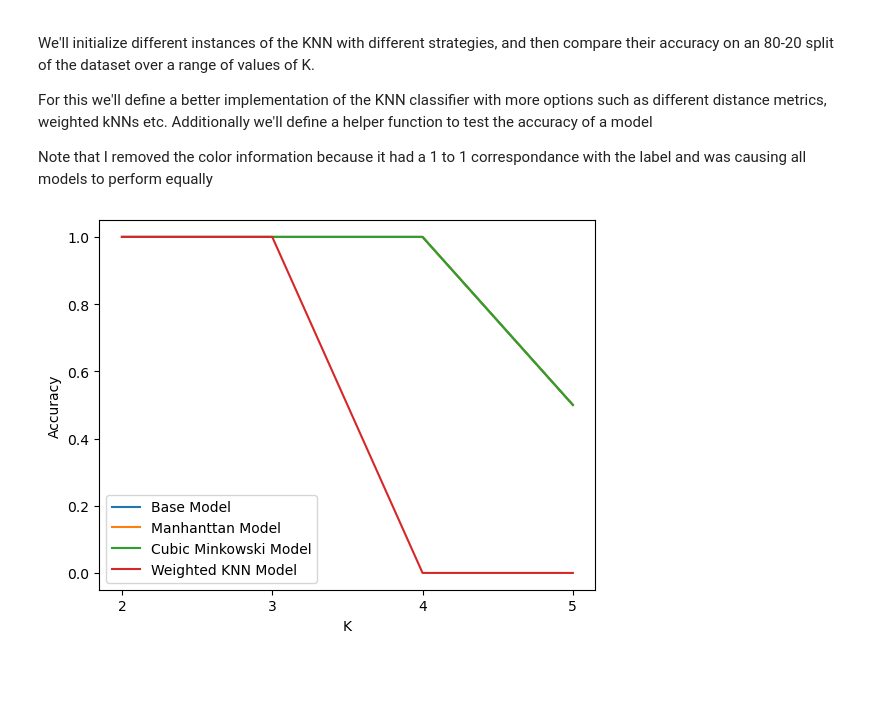
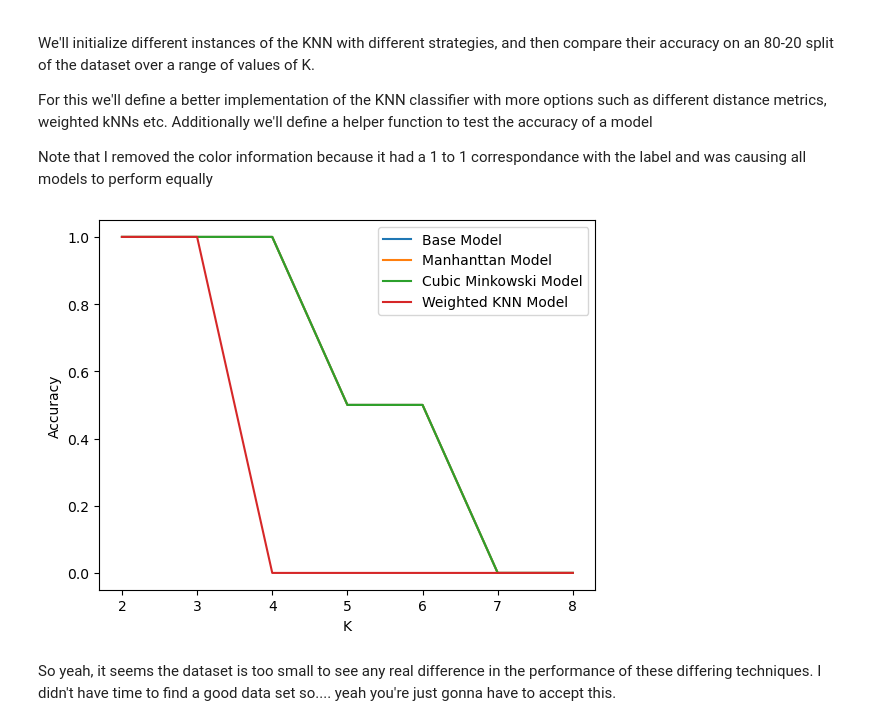
Before and after one commit to shivenBajpai/Epoch-Spring-Camp, a Jupyter notebook: Supervised Learning/Task 2.ipynb, the cells around one changed output. Cells and saved outputs as stored; diff of their text form; code cells hidden in the pictures; blank space fills up the shorter version.

```diff
--- a/Supervised Learning/Task 2.ipynb
+++ b/Supervised Learning/Task 2.ipynb
@@ -100,9 +118,9 @@ true_labels = np.array([
 
 model = KNN(k=3)
 model.fit(X,Y)
-predictions = model.predict(test_data)
-print(predictions)
-print("accuracy:", accuracy(predictions, labels=true_labels))
+predicted_label = model.predict(test_data)
+print(predicted_label)
+print("accuracy:", accuracy(predicted_label, true_label=true_labels))
 # %% [output]
 ['Banana', 'Apple', 'Orange']
 accuracy: 1.0
@@ -136,13 +154,24 @@ class AdvancedKNN:
         # Calculate all the distances between every test and every training point at once.
         distances = minkowski_distance(X_test, self.data["X"], p=self.p)
 
-        sorted_indices = np.argsort(distances, axis=1)[:, :self.k]  # Find the index of K nearest neighbours in training set, for every test point
-        voters = self.data["y"][sorted_indices].astype(np.float64)  # Find the labels of the neighbours found in the previous step
-        weights = distances[np.repeat(np.arange(distances.shape[0]), self.k), sorted_indices.flatten()].reshape(sorted_indices.shape)**self.weight
-        voters = weights[..., np.newaxis] * voters
-        votes = voters.sum(axis=1)                                  # Add up all the labels to essentially count votes for each test point
-        winners = np.argmax(votes, axis=1)                          # Mode of labels of K-nearest neighbours is just the max
+        # Find the index of K nearest neighbours in training set, for every test point
+        sorted_indices = np.argsort(distances, axis=1)[:, :self.k]
 
+        # Find the labels of the neighbours found in the previous step
+        voters = self.data["y"][sorted_indices].astype(np.float64)
+
+        # Calculate a weight for each voter by exponentiating the distance of that voter to the test point
+        voter_distances = distances[np.repeat(np.arange(distances.shape[0]), self.k), sorted_indices.flatten()].reshape(sorted_indices.shape)
+        weights = voter_distances**self.weight
+        voters = weights[..., np.newaxis] * voters # Apply the weights
+
+        # Add up all the labels to essentially count votes for each test point
+        votes = voters.sum(axis=1)
+
+        # Mode of labels of K-nearest neighbours is just the max
+        winners = np.argmax(votes, axis=1)
+
+        # One hot encode the predicted labels again
         predictions = np.zeros((X_test.shape[0], self.data["y"].shape[1]))
         for i, winner in enumerate(winners): predictions[i, winner] = 1
 
@@ -156,13 +185,13 @@ def train_test_split(X, y, train_size=None, test_size=None, shuffle=True, random
         train_size = 1-test_size
 
     indices = np.arange(X.shape[0])
-    cutoff = int(train_size * X.shape[0])
+    cutoff_index = int(train_size * X.shape[0])
 
     if shuffle:
         np.random.seed(random_state)
         np.random.shuffle(indices)
 
-    return X[indices[:cutoff]], X[indices[cutoff:]], y[indices[:cutoff]], y[indices[cutoff:]]
+    return X[indices[:cutoff_index]], X[indices[cutoff_index:]], y[indices[:cutoff_index]], y[indices[cutoff_index:]]
 # %%
 # New raw dataset from combining the given training and testing dataset
 data = np.array([
@@ -179,7 +208,7 @@ data = np.array([
     [185, 7.7, 2]
 ])
 
-labels = np.array([encode_one_hot(label) for label in [
+true_label = np.array([encode_one_hot(label) for label in [
     'Apple',
     'Banana',
     'Orange',
@@ -193,5 +222,5 @@ labels = np.array([encode_one_hot(label) for label in [
     "Orange",
 ]])
 
-X_train, X_test, Y_train, Y_test = train_test_split(data[:-1], labels, train_size=0.8, shuffle=True)
+X_train, X_test, Y_train, Y_test = train_test_split(data[:-1], true_label, train_size=0.8, shuffle=True, random_state=42)
 # %%
@@ -208,29 +238,32 @@ def Test(model, k_start=2, k_end=5):
     return score
 # %%
 K_START = 2
-K_END = 5
+K_END = 8
 
 Base_Model = AdvancedKNN(k=3)
 Base_Model_Score = Test(Base_Model, K_START, K_END)
 
 Manhanttan_Model = AdvancedKNN(k=3, p=1)
 Manhanttan_Model_Score = Test(Base_Model, K_START, K_END)
 
 Cubic_Minkowski_Model = AdvancedKNN(k=3, p=3)
 Cubic_Minkowski_Model_Score = Test(Cubic_Minkowski_Model, K_START, K_END)
 
 Weighted_KNN = AdvancedKNN(k=3, weight=0.1)
 Weighted_KNN_Score = Test(Weighted_KNN, K_START, K_END)
 
 plt.figure()
 plt.plot(np.arange(K_START, K_END+1), Base_Model_Score, label="Base Model")
 plt.plot(np.arange(K_START, K_END+1), Manhanttan_Model_Score, label="Manhanttan Model")
 plt.plot(np.arange(K_START, K_END+1), Cubic_Minkowski_Model_Score, label="Cubic Minkowski Model")
 plt.plot(np.arange(K_START, K_END+1), Weighted_KNN_Score, label="Weighted KNN Model")
 plt.xticks(np.arange(K_START, K_END+1))
 plt.legend()
 plt.xlabel("K")
 plt.ylabel("Accuracy")
 plt.show()
 # %% [output]
-[figure, old version]
+[figure, new version]
+# %% [markdown]
+So yeah, it seems the dataset is too small to see any real difference in the performance of these differing techniques.
+I didn't have time to find a good data set so.... yeah you're just gonna have to accept this.
```
Also changed, not shown: parts of 7 cells of this notebook, 1 other file.
